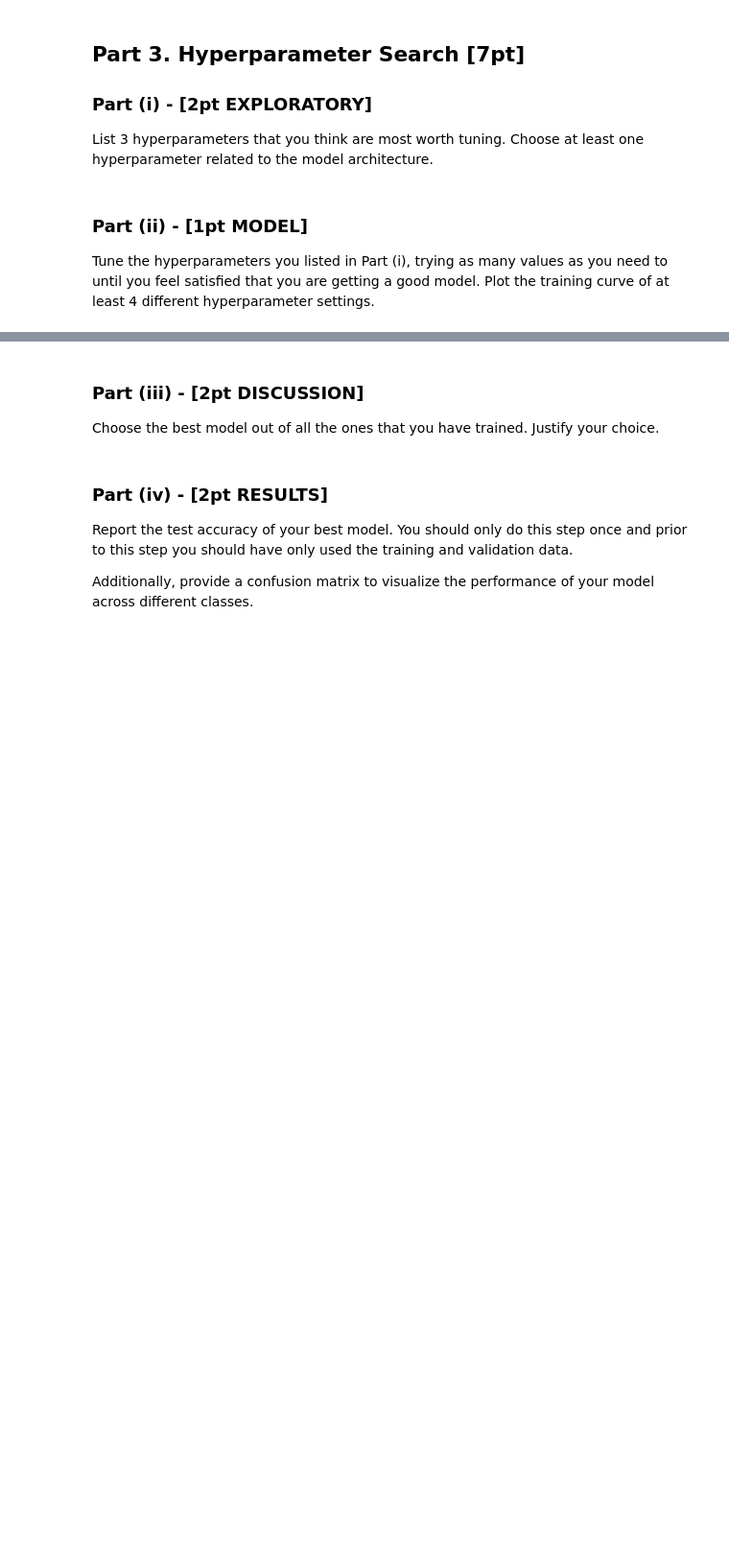
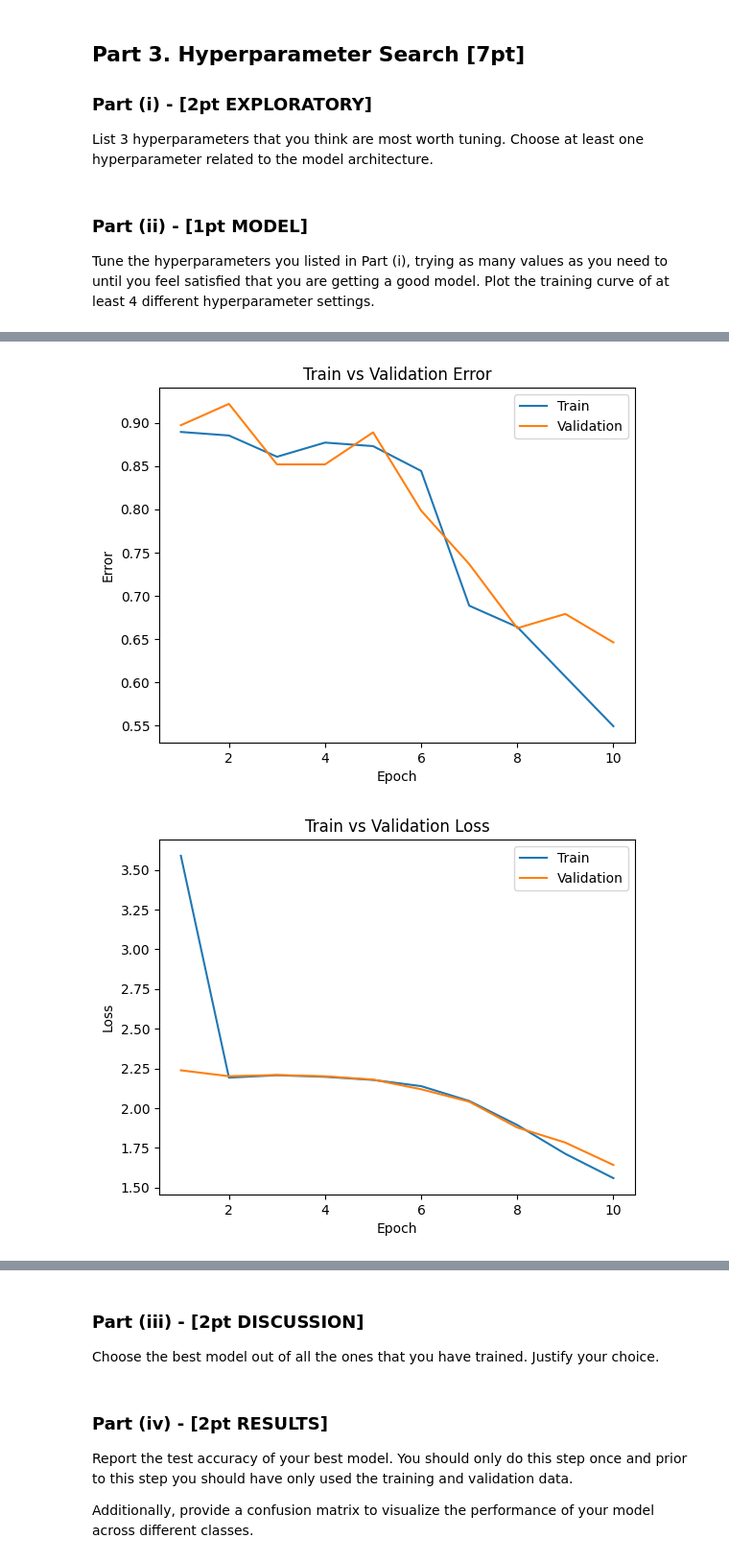
Before and after one commit to Fulankeee/MIE1517-Project-2, a Jupyter notebook: A2.ipynb, the cells around one changed output, grey strips where cells are left out. Shown at 96% size. Cells and saved outputs as stored; diff of their text form; code cells hidden in the pictures; blank space fills up the shorter version.

```diff
--- a/A2.ipynb
+++ b/A2.ipynb
@@ -559,0 +676,6 @@ that you are getting a good model. Plot the training curve of at least 4 differe
+# %%
+model_name4 = get_model_name("CNN", batch_size=64, learning_rate=0.01, epoch=9)
+plot_training_curve(model_name4)
+# %% [output]
+[figure, added]
+[figure, added]
```
Also changed, not shown: parts of 35 cells of this notebook.
